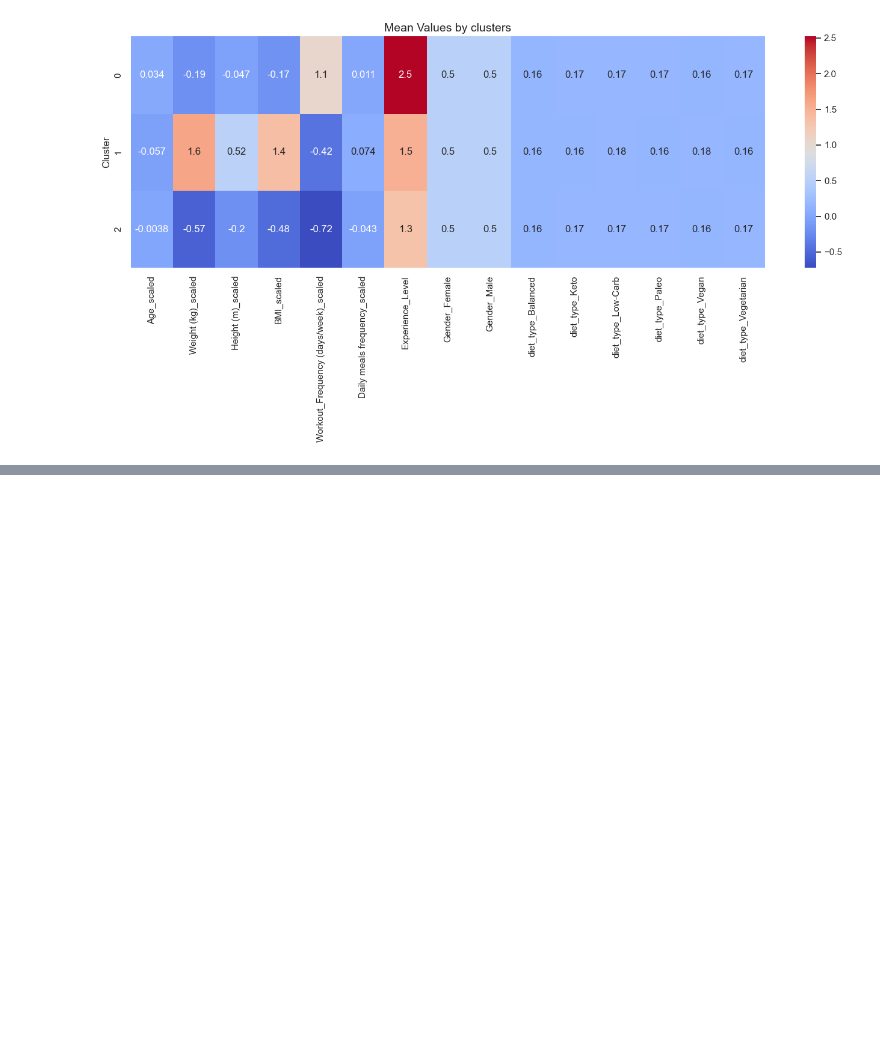
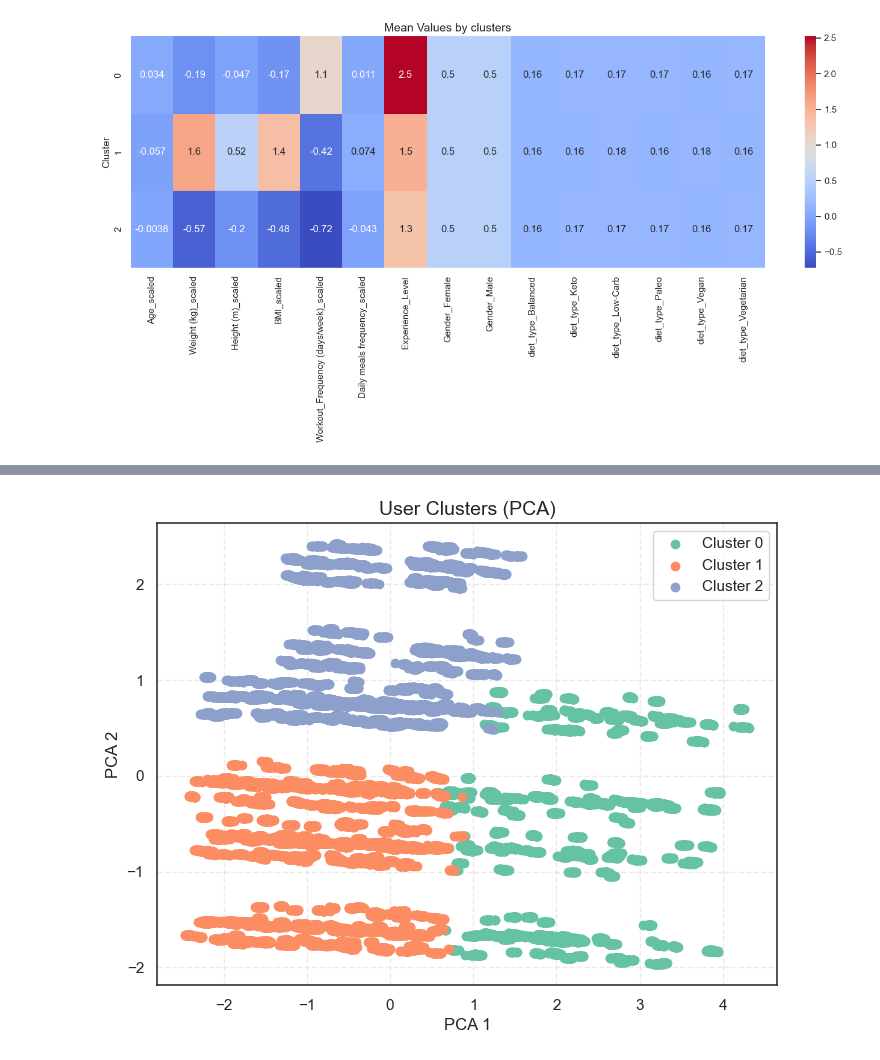
Before and after one commit to Aigerim05/Personalized-Workout-Nutrition-plans-generation-, a Jupyter notebook: Clustering.ipynb, the cells around one changed output, grey strips where cells are left out. Cells and saved outputs as stored; diff of their text form; code cells hidden in the pictures; blank space fills up the shorter version.

```diff
--- a/Clustering.ipynb
+++ b/Clustering.ipynb
@@ -157,0 +192,22 @@ plt.show()
+# %%
+kmeans = KMeans(n_clusters=3, random_state=42)
+kmeans.fit(X2)
+df_user_data['Cluster'] = kmeans.labels_
+# %%
+pca = PCA(n_components=2)
+X_pca = pca.fit_transform(X2)
+
+plt.figure(figsize=(8,6))
+for cluster in range(3):
+    plt.scatter(
+        X_pca[df_user_data['Cluster'] == cluster, 0],
+        X_pca[df_user_data['Cluster'] == cluster, 1],
+        label=f'Cluster {cluster}'
+    )
+plt.xlabel('PCA 1')
+plt.ylabel('PCA 2')
+plt.title('User Clusters (PCA)')
+plt.legend()
+plt.show()
+# %% [output]
+[figure, added]
```
Also changed, not shown: parts of 17 cells of this notebook, 2 other files.
